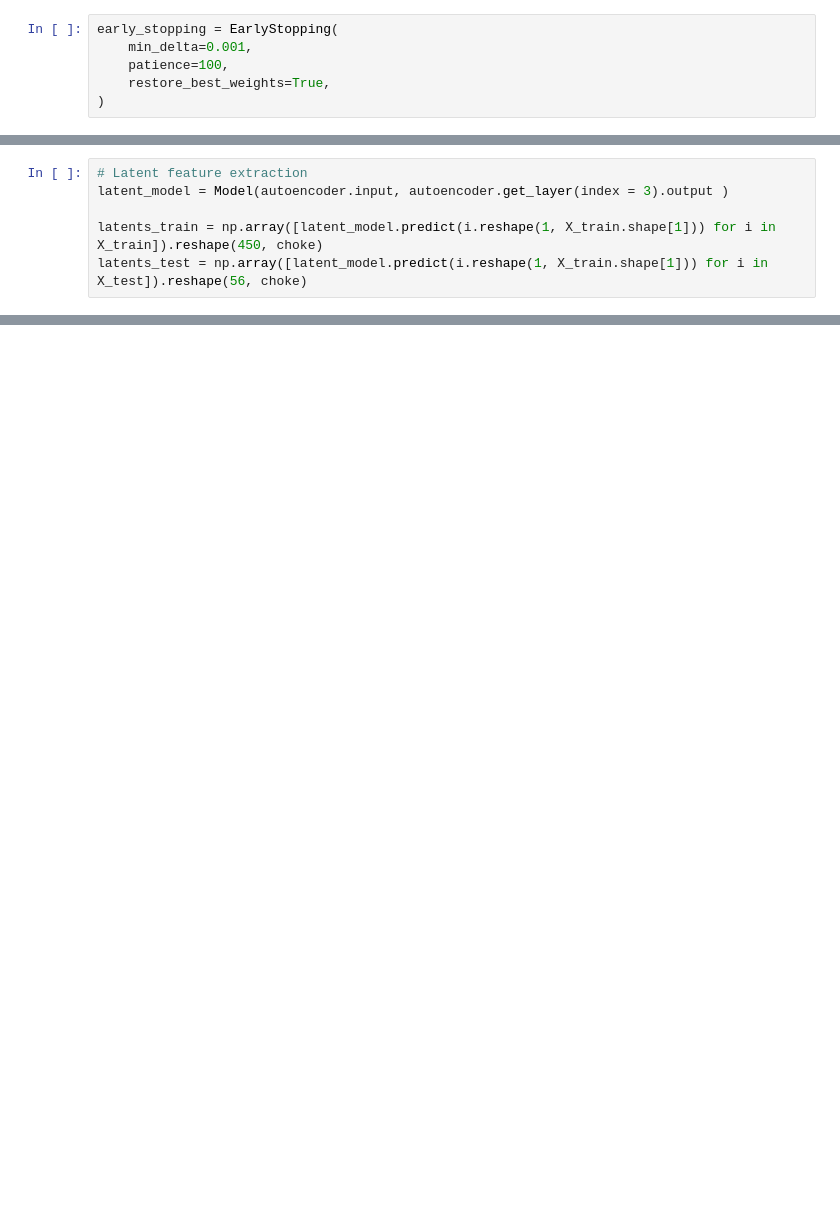
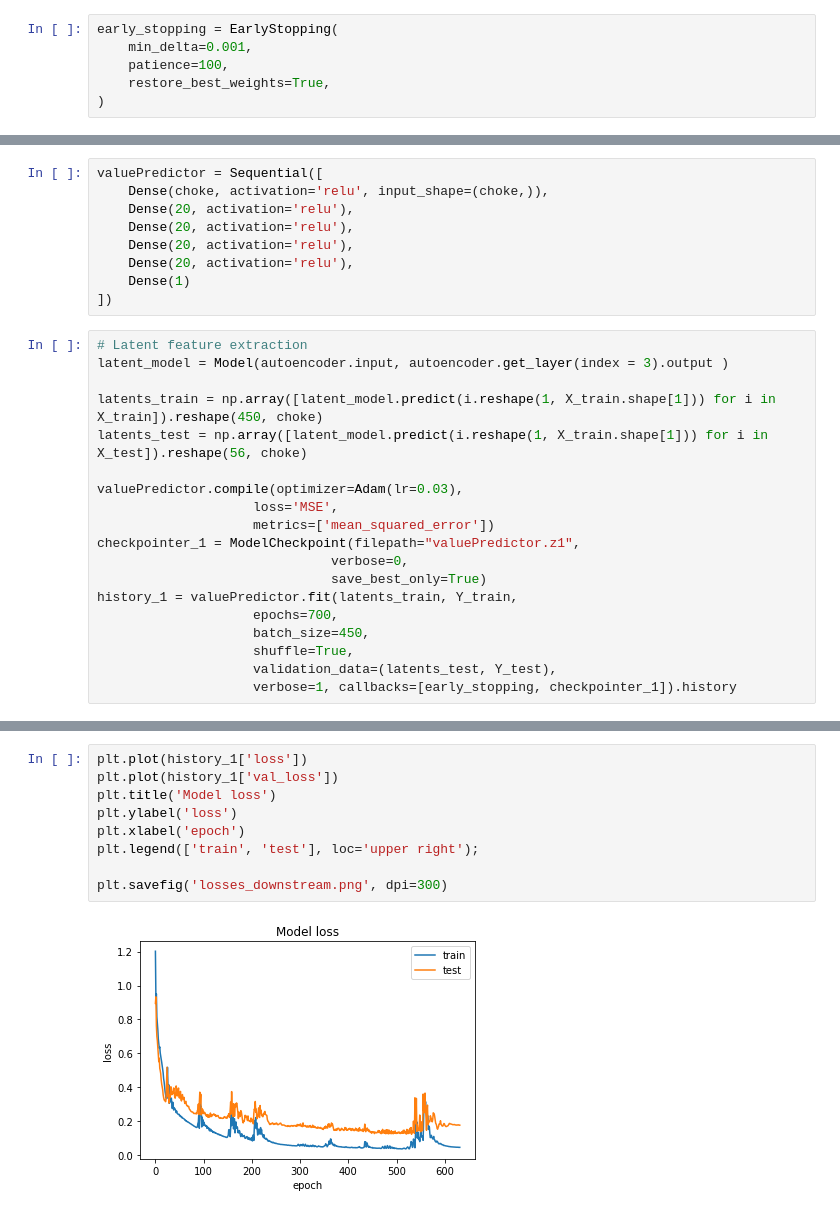
Before and after one commit to raihaan123/AI-Hack, a Jupyter notebook: Autoencoder.ipynb, the cells around one changed output, grey strips where cells are left out. Cells and saved outputs as stored; diff of their text form; blank space fills up the shorter version.

```diff
--- a/Autoencoder.ipynb
+++ b/Autoencoder.ipynb
@@ -134,6 +152,28 @@ print(y)
+# %%
+valuePredictor = Sequential([
+    Dense(choke, activation='relu', input_shape=(choke,)),
+    Dense(20, activation='relu'),
+    Dense(20, activation='relu'),
+    Dense(20, activation='relu'),
+    Dense(20, activation='relu'),
+    Dense(1)
+])
 # %%
 # Latent feature extraction
 latent_model = Model(autoencoder.input, autoencoder.get_layer(index = 3).output )
 
 latents_train = np.array([latent_model.predict(i.reshape(1, X_train.shape[1])) for i in X_train]).reshape(450, choke)
 latents_test = np.array([latent_model.predict(i.reshape(1, X_train.shape[1])) for i in X_test]).reshape(56, choke)
+
+valuePredictor.compile(optimizer=Adam(lr=0.03),
+                    loss='MSE',
+                    metrics=['mean_squared_error'])
+checkpointer_1 = ModelCheckpoint(filepath="valuePredictor.z1",
+                              verbose=0,
+                              save_best_only=True)
+history_1 = valuePredictor.fit(latents_train, Y_train,
+                    epochs=700,
+                    batch_size=450,
+                    shuffle=True,
+                    validation_data=(latents_test, Y_test),
+                    verbose=1, callbacks=[early_stopping, checkpointer_1]).history
@@ -140 +198,12 @@ latents_test = np.array([latent_model.predict(i.reshape(1, X_train.shape[1])) fo
+# %%
+plt.plot(history_1['loss'])
+plt.plot(history_1['val_loss'])
+plt.title('Model loss')
+plt.ylabel('loss')
+plt.xlabel('epoch')
+plt.legend(['train', 'test'], loc='upper right');
+
+plt.savefig('losses_downstream.png', dpi=300)
+# %% [output]
+[figure, added]
 # %%
```
Also changed, not shown: parts of 14 cells of this notebook, 3 other files.
